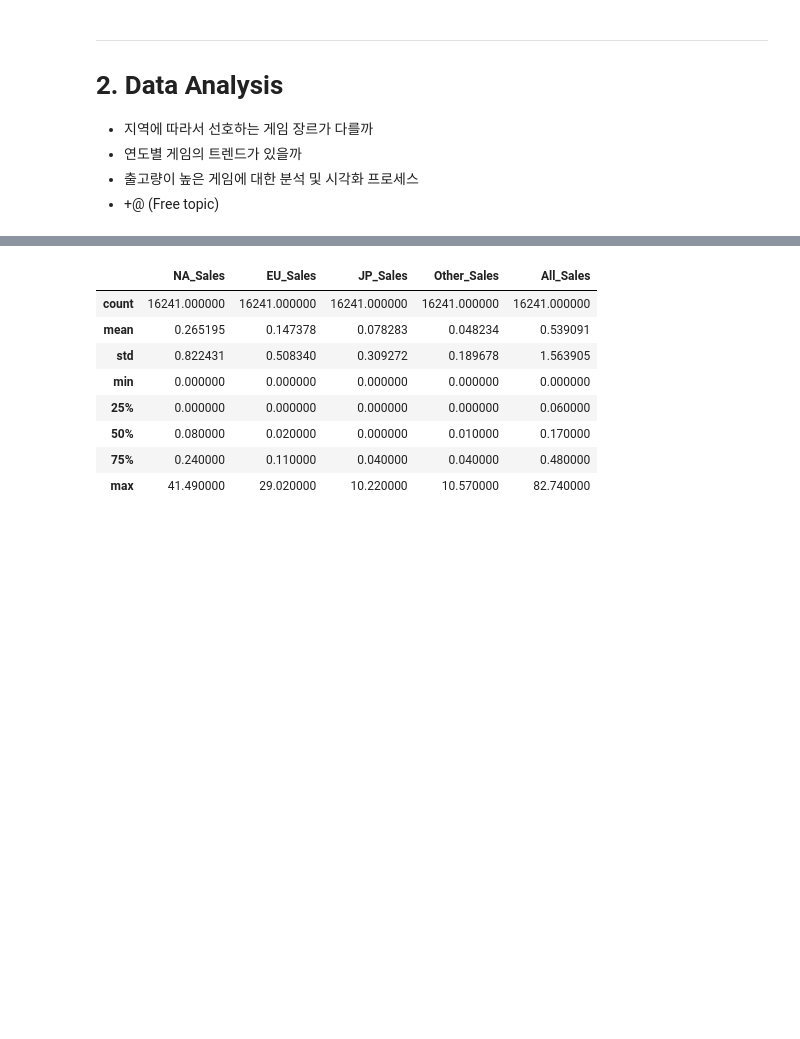
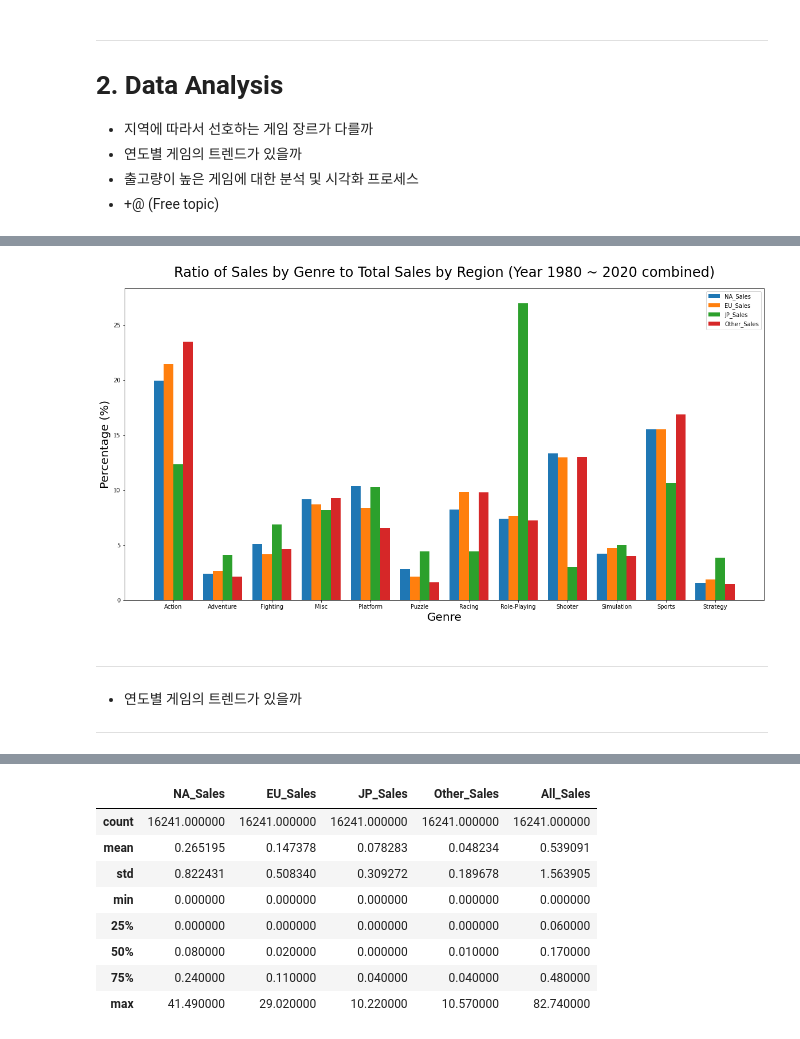
Before and after one commit to sangwook4kim/PROJ_1_VIDEOGAMES, a Jupyter notebook: ai07-sc1-proj1.ipynb, the cells around one changed output, grey strips where cells are left out. Cells and saved outputs as stored; diff of their text form; code cells hidden in the pictures; blank space fills up the shorter version.

```diff
--- a/ai07-sc1-proj1.ipynb
+++ b/ai07-sc1-proj1.ipynb
@@ -275,0 +283,3 @@ df_top100
+# %%
+df2_1 = df2[['Genre', 'NA_Sales', 'EU_Sales', 'JP_Sales', 'Other_Sales']].groupby(by=['Genre']).sum()
+df2_1
@@ -275,0 +301,7 @@ df_top100
+# %%
+df2_1.sum()
+df2_1_per = df2_1.copy()
+for region in df2_1_per.columns:
+    all = df2_1[region].sum()
+    df2_1_per[region] = df2_1_per[region].apply(lambda x: x/all*100)
+df2_1_per
@@ -275,0 +331,27 @@ df_top100
+# %%
+
+#plt.title('the Sales by Regions', fontsize=28, pad=20)
+
+plt.figure(figsize=(20, 10))
+x = np.arange(12)
+width = 0.2
+widths = [-0.3, -0.1, 0.1, 0.3]
+
+for gap, region in zip(widths, df2_1_per.columns):
+    plt.bar(x+gap, df2_1_per[region], width, label=region)
+
+plt.title('Ratio of Sales by Genre to Total Sales by Region (Year 1980 ~ 2020 combined)', fontsize=24, pad=20)
+plt.xticks(x, df2_1_per.index.tolist())
+plt.xlabel('Genre', fontsize=20)
+plt.ylabel('Percentage (%)', fontsize=20)
+plt.legend()
+plt.show()
+# %% [output]
+[figure, added]
+# %% [markdown]
+
+---
+
+*  연도별 게임의 트렌드가 있을까
+
+---
```
Also changed, not shown: parts of 9 cells of this notebook.
